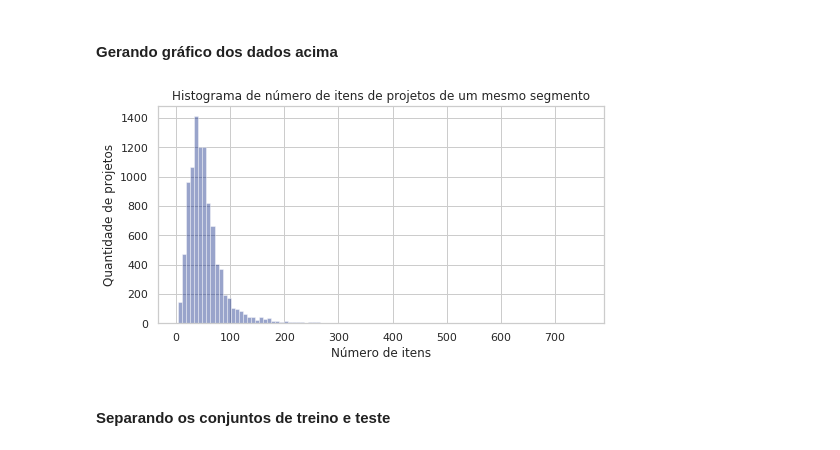
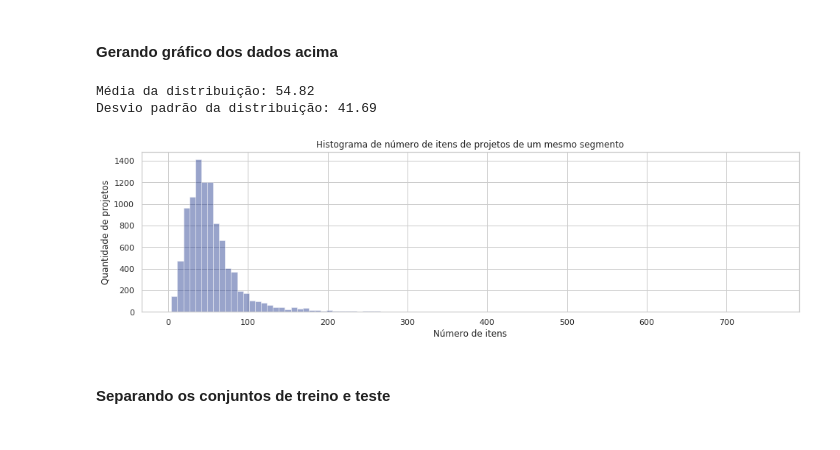
Before and after one commit to lappis-unb/salic-ml, a Jupyter notebook: notebooks/report/analysis_of_number_of_items.ipynb, the cells around one changed output. Drawn from its saved outputs; the diff is of its cells as text; code cells hidden in the pictures.

```diff
--- a/notebooks/report/analysis_of_number_of_items.ipynb
+++ b/notebooks/report/analysis_of_number_of_items.ipynb
@@ -60,15 +61,22 @@ segment_projects = num_items.loc[segment]['NumItems']
 #### Gerando gráfico dos dados acima
 # %%
 sns.set(style='whitegrid', palette='dark')
-f, ax = plt.subplots(figsize=(8,4))
+f, ax = plt.subplots(figsize=(16,4))
 
 sns.distplot(segment_projects, bins=100, kde=False)
 plt.title('Histograma de número de itens de projetos de um mesmo segmento')
 plt.ylabel('Quantidade de projetos')
 plt.xlabel('Número de itens')
 plt.grid(True)
+
+expected_mean = np.mean(projects_train)
+expected_std = np.std(projects_train)
+print('Média da distribuição: %.2lf' % expected_mean)
+print('Desvio padrão da distribuição: %.2lf\n' % expected_std)
 # %% [output]
+Média da distribuição: 54.82
+Desvio padrão da distribuição: 41.69
-[figure, old version]
+[figure, new version]
 # %% [markdown]
 #### Separando os conjuntos de treino e teste
 # %%
```
Also changed, not shown: parts of 17 cells of this notebook.
